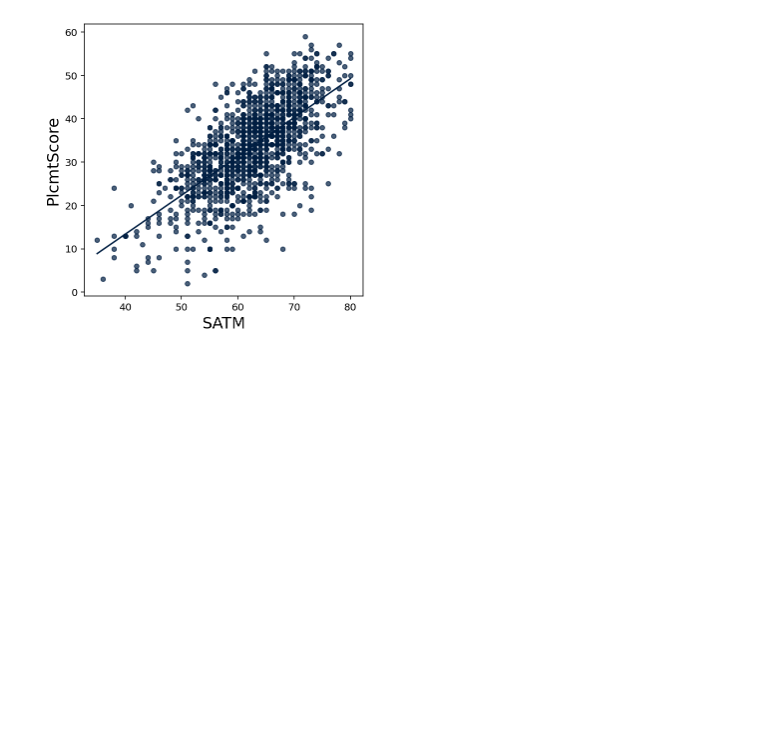
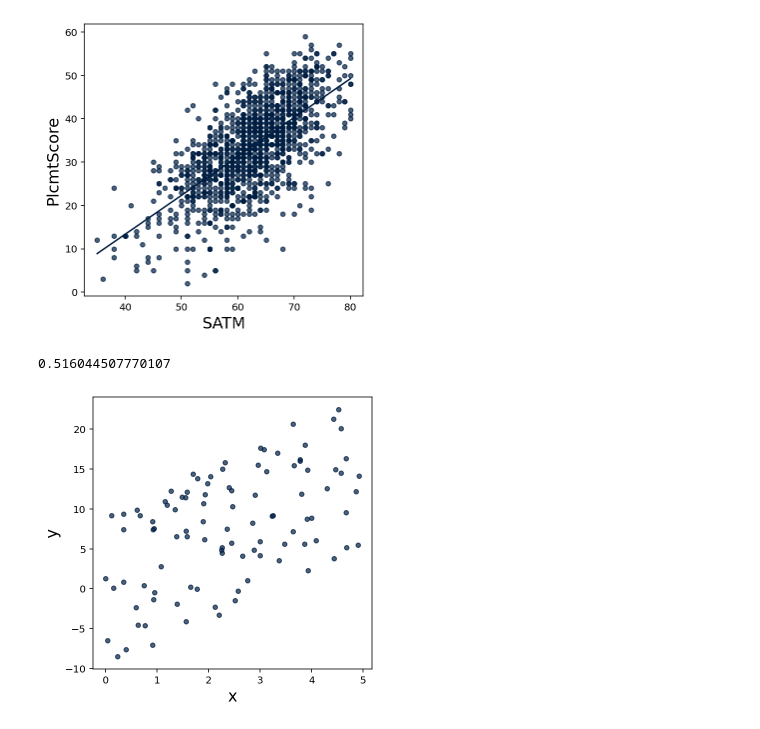
Before and after one commit to StevenClontz/exploring-math-technology, a Jupyter notebook: notebooks/python.ipynb, the cells around one changed output. Drawn from its saved outputs; the diff is of its cells as text; code cells hidden in the pictures; blank space fills up the shorter version.

```diff
--- a/notebooks/python.ipynb
+++ b/notebooks/python.ipynb
@@ -651,3 +651,10 @@ testing_table.where("PlcmtScore",are.above(0)).where("SATM",are.above(60)).selec
 testing_table.where("PlcmtScore",are.above(0)).where("SATM",are.above(0)).select("SATM","PlcmtScore").with_row([40,13]).scatter("SATM",fit_line=True)
 # %% [output]
 [figure]
+# %%
+t = Table().with_correlated_columns(noise=10,slope=3)
+t.scatter("x")
+t.correlation("x","y")
+# %% [output]
+0.516044507770107
+[figure, added]
```
Also changed, not shown: parts of 16 cells of this notebook, 4 other files.
